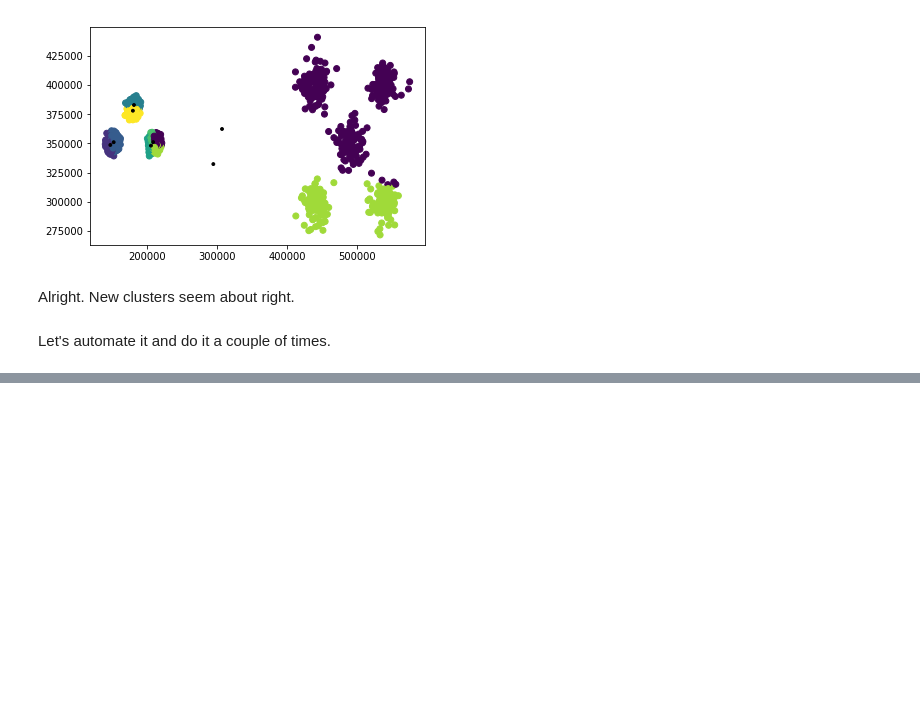
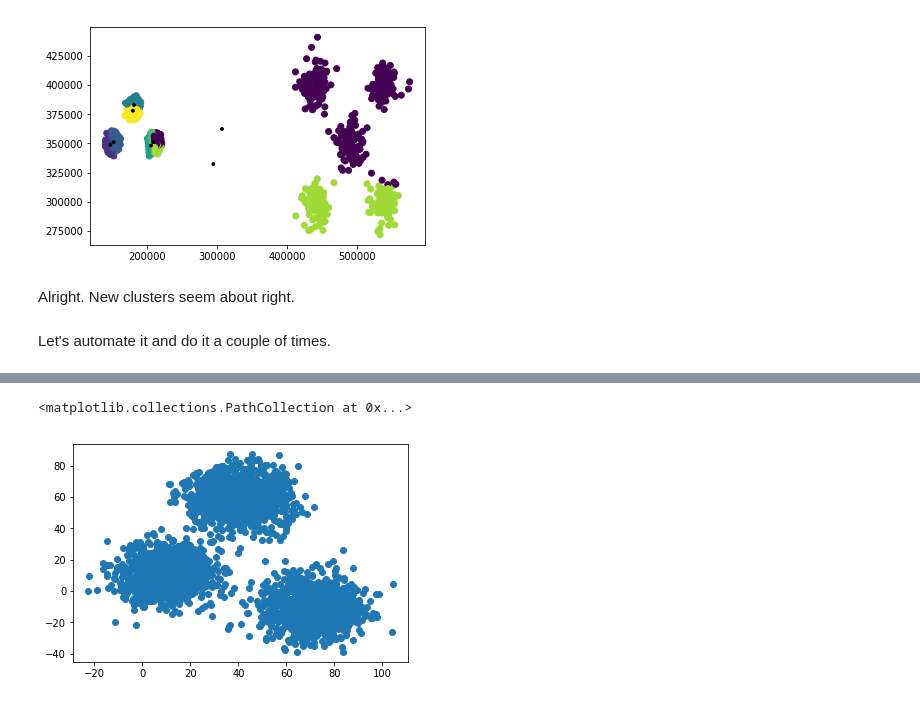
Before and after one commit to KristiyanVachev/AI-FMI, a Jupyter notebook: 09. KMeans/K-Means.ipynb, the cells around one changed output, grey strips where cells are left out. Drawn from its saved outputs; the diff is of its cells as text; code cells hidden in the pictures; blank space fills up the shorter version.

```diff
--- a/09. KMeans/K-Means.ipynb
+++ b/09. KMeans/K-Means.ipynb
@@ -339,0 +343,2 @@ kMeans.Run(df, 8, 5, True)
+# %%
+kaggleDf = df = pd.read_csv("data/xclara.csv",header=0, names=('x', 'y'))
@@ -339,0 +354,5 @@ kMeans.Run(df, 8, 5, True)
+# %%
+pl.scatter(kaggleDf['x'], kaggleDf['y'])
+# %% [output]
+<matplotlib.collections.PathCollection at 0x...>
+[figure, added]
```
Also changed, not shown: parts of 4 cells of this notebook, 1 other file.
